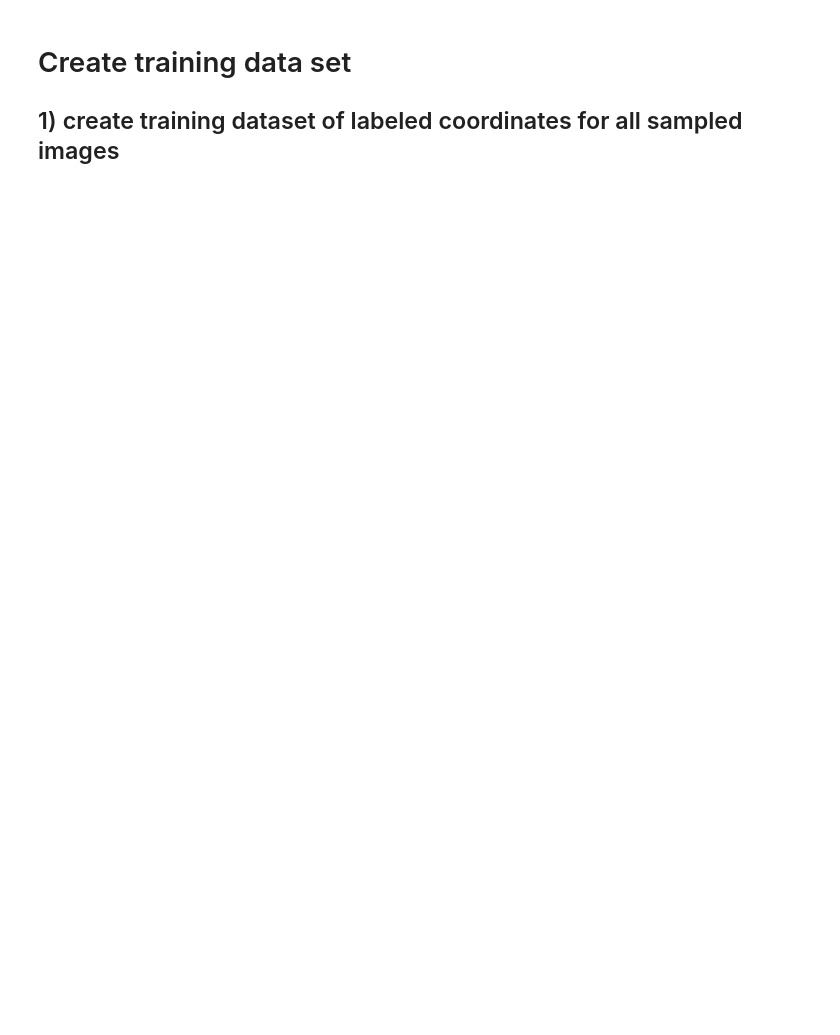
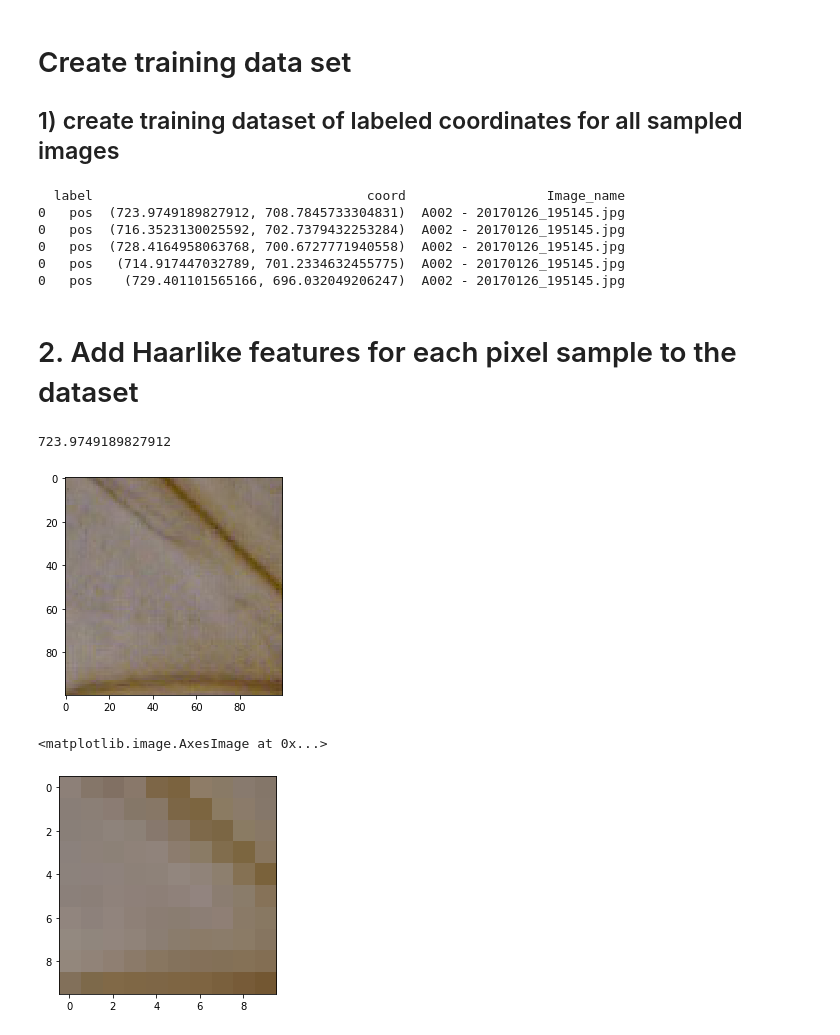
Before and after one commit to DylanGeldenhuys/Tsetse-fly-project, a Jupyter notebook: Dylan/main.ipynb, the cells around one changed output. Saved outputs shown, nothing was run; the diff lists cells and outputs as text; code cells hidden in the pictures; blank space fills up the shorter version.

```diff
--- a/Dylan/main.ipynb
+++ b/Dylan/main.ipynb
@@ -102,7 +105,7 @@ def pix_sample(image, imgname, i):
 # Create a function that generates a dataset of labaled coordinates
 # using the pixel sampling function
 
-def create_Tset(text_data):
+def coord_Tset(text_data):
     df = pd.DataFrame(columns=['label', 'coord', 'Image_name'])
     for i in range(text_data.shape[0]):
         imgname=" ".join(result.loc[i,[0,1,2]])
@@ -110,3 +113,43 @@ def create_Tset(text_data):
         img = mpimg.imread(data_2 + imgname)
         df = df.append(pix_sample(img , imgname , i ))
     return(df)
+
+Tset = coord_Tset(text_data)
+print(Tset.head())
+# %% [output]
+  label                                   coord                  Image_name
+0   pos  (723.9749189827912, 708.7845733304831)  A002 - 20170126_195145.jpg
+0   pos  (716.3523130025592, 702.7379432253284)  A002 - 20170126_195145.jpg
+0   pos  (728.4164958063768, 700.6727771940558)  A002 - 20170126_195145.jpg
+0   pos   (714.917447032789, 701.2334632455775)  A002 - 20170126_195145.jpg
+0   pos    (729.401101565166, 696.032049206247)  A002 - 20170126_195145.jpg
+# %% [markdown]
+# 2. Add Haarlike features for each pixel sample to the dataset
+# %%
+
+
+#EXAMPLE getting window
+
+#from Tset get coordinates
+line = Tset.iloc[[0]]
+x,y = line.iloc[0,1]
+print(x)
+
+#open image
+im = " ".join(result.loc[1,[0,1,2]])
+im = Image.open(data_2 + im)
+
+#crop image
+img_cropped = im.crop((x-50,y-50,x+50,y+50))
+plt.imshow(img_cropped)
+plt.show()
+
+# get thumbnail of image (reduce resolution)
+img_cropped.thumbnail([10,10])
+
+plt.imshow(img_cropped)
+# %% [output]
+723.9749189827912
+[figure, added]
+<matplotlib.image.AxesImage at 0x...>
+[figure, added]
```
Also changed, not shown: parts of 5 cells of this notebook.
